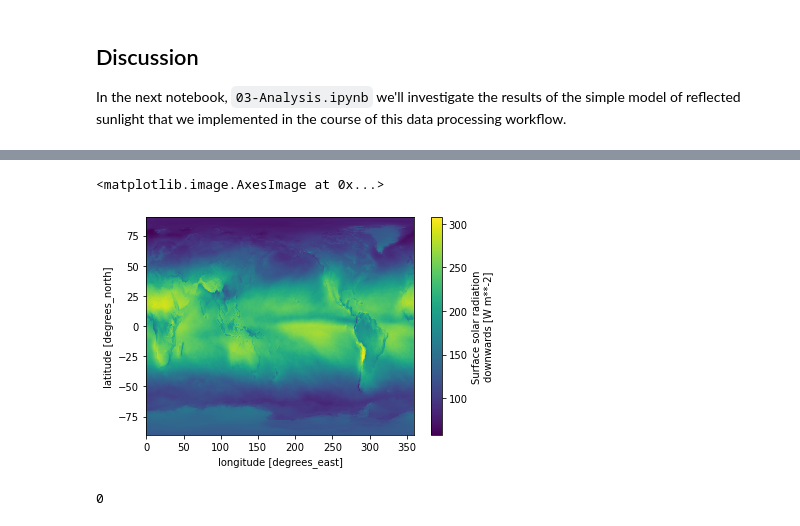
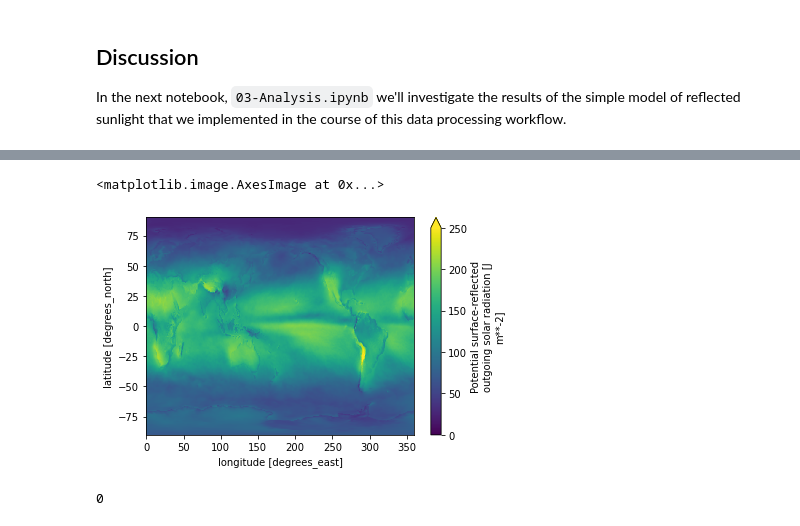
Before and after one commit to ReflectiveEarth/reflective-potential, a Jupyter notebook: notebooks/02-Processing.ipynb, the cells around one changed output, grey strips where cells are left out. Saved outputs shown, nothing was run; the diff lists cells and outputs as text; code cells hidden in the pictures.

```diff
--- a/notebooks/02-Processing.ipynb
+++ b/notebooks/02-Processing.ipynb
@@ -275,7 +275,7 @@ def compute_radiative_properties(dataset):
     dataset["srosr"].attrs["standard_name"] = "toa_outgoing_shortwave_flux"
     dataset["srosr"].attrs["units"] = "J m**-2"
 
-    dataset["psrosr"] = dataset["ssrd"] * dataset["t"]
+    dataset["psrosr"] = dataset["tisr"] * (dataset["t"]**2 / (1 - dataset["r"]))
     dataset["psrosr"].attrs["long_name"] = "Potential surface-reflected outgoing solar radiation"
     dataset["psrosr"].attrs["standard_name"] = "toa_outgoing_shortwave_flux"
     dataset["psrosr"].attrs["units"] = "J m**-2"
@@ -393,12 +393,14 @@ with ProgressBar():
-# %%
-ds_ann.ssrd.squeeze().plot.imshow()
-# %% [output]
-<matplotlib.image.AxesImage at 0x...>
-[figure, removed]
 # %%
 ds_ann.to_netcdf(f"./{year}.nc")
 # %%
 put_data_gcs(".", f"{year}.nc", "rom-input")
+# %%
+ds_all = compute_radiative_properties(ds_ann)
+# %%
+ds_all.psrosr.squeeze().plot.imshow(vmin=0, vmax=250)
+# %% [output]
+<matplotlib.image.AxesImage at 0x...>
+[figure, added]
 # %%
 system("rm -f ./*.nc")
 # %% [output]
```
Also changed, not shown: parts of 3 cells of this notebook.
